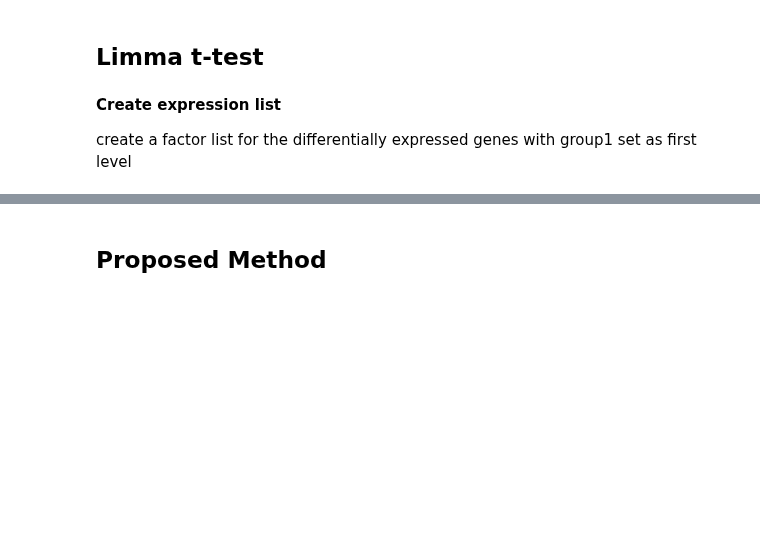
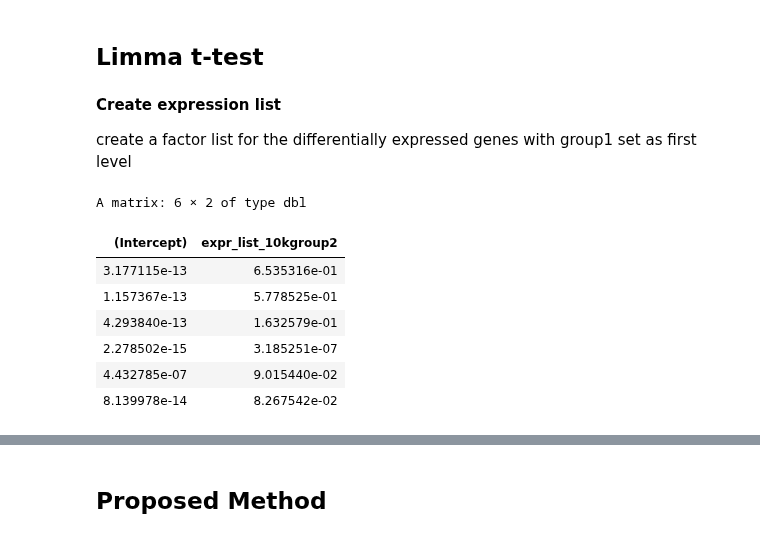
Before and after one commit to almedida/thesis, a Jupyter notebook: simulation_all.ipynb, the cells around one changed output, grey strips where cells are left out. Drawn from its saved outputs; the diff is of its cells as text; code cells hidden in the pictures; blank space fills up the shorter version.

```diff
--- a/simulation_all.ipynb
+++ b/simulation_all.ipynb
@@ -191,6 +213,17 @@ fit <- lmFit(limma_gene_exp, design)
 fit <- eBayes(fit)
 results <- decideTests(fit)
 # write.csv(summary(results), "summary_10k_genes_expr_sim5.csv")
+# %%
+head(fit$p.value)
+# %% [output]
+A matrix: 6 × 2 of type dbl
+| (Intercept) | expr_list_10kgroup2 |
+| 3.177115e-13 | 6.535316e-01 |
+| 1.157367e-13 | 5.778525e-01 |
+| 4.293840e-13 | 1.632579e-01 |
+| 2.278502e-15 | 3.185251e-07 |
+| 4.432785e-07 | 9.015440e-02 |
+| 8.139978e-14 | 8.267542e-02 |
 # %%
 limma_pvalue <- fit$p.value[, 2]
 limma_pvalue <- data.frame(limma_pvalue)
```
Also changed, not shown: parts of 8 cells of this notebook.
